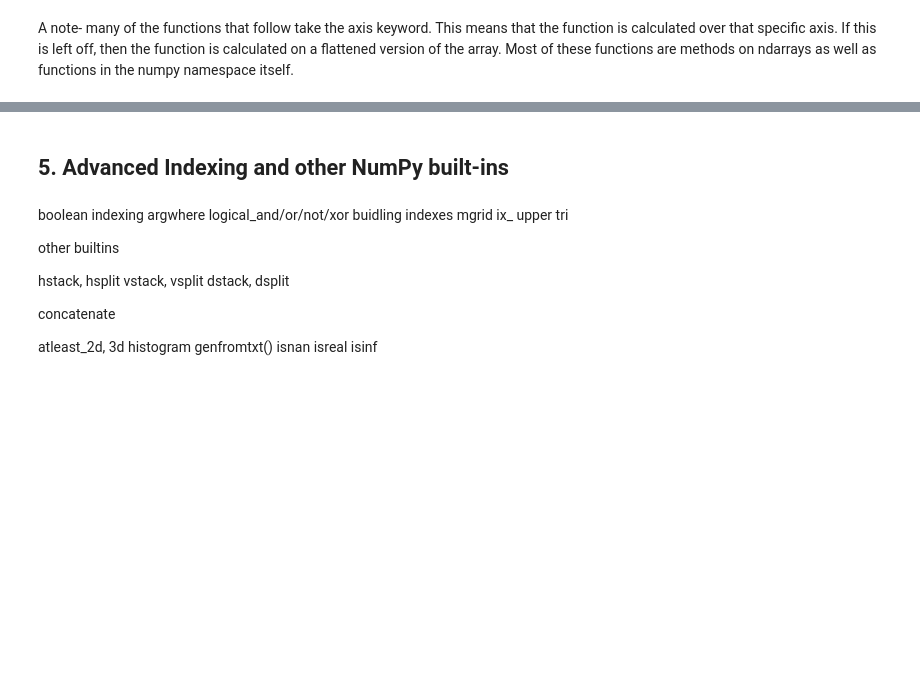
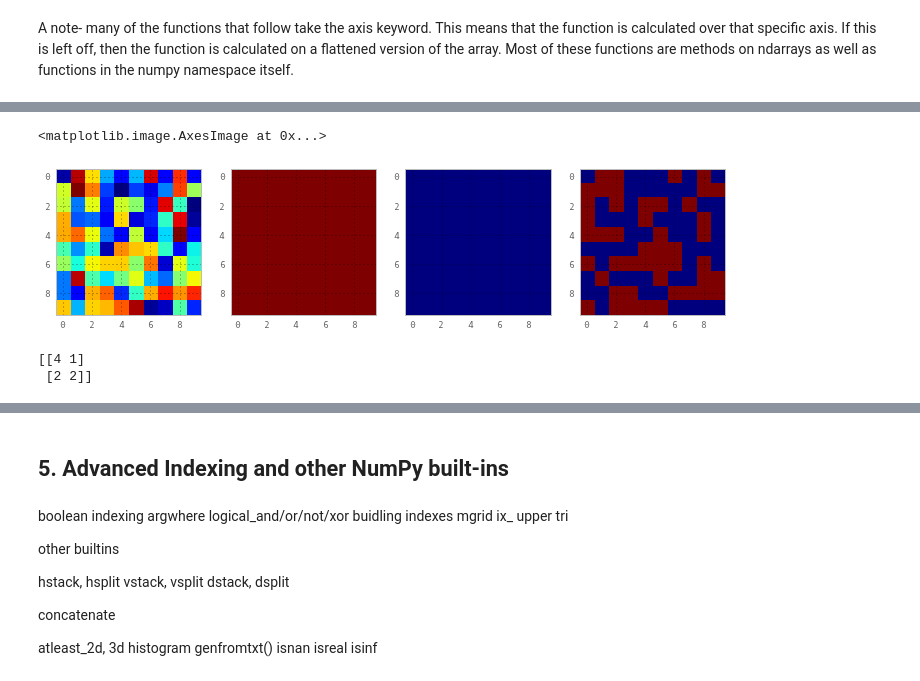
Before and after one commit to andrewgiessel/pydata_bos_2013_intro_to_numpy, a Jupyter notebook: Introduction To NumPy.ipynb, the cells around one changed output, grey strips where cells are left out. Drawn from its saved outputs; the diff is of its cells as text; code cells hidden in the pictures; blank space fills up the shorter version.

```diff
--- a/Introduction To NumPy.ipynb
+++ b/Introduction To NumPy.ipynb
@@ -501,0 +554,28 @@ integrate  (scipy.integrate module for integration)
+# %%
+# np.ceil, np.floor, np.round - rounding operations, element-wise
+asdf = np.random.random((10,10)) # create an array of random numbers between 0 and 1
+
+asdf_ceil = np.ceil(asdf)
+asdf_floor = np.floor(asdf)
+asdf_round = np.round(asdf)
+
+figure(figsize=(12,16))
+subplot(1,4,1)
+imshow(asdf)
+subplot(1,4,2)
+imshow(asdf_ceil, vmin=0, vmax=1)
+subplot(1,4,3)
+imshow(asdf_floor)
+subplot(1,4,4)
+imshow(asdf_round)
+# %% [output]
+<matplotlib.image.AxesImage at 0x...>
+[figure, added]
+# %%
+# np.dot - dot product.  works for vectors and matrices - for 2d matricies it is the matrix product
+asdf = [[1, 0], [0, 1]]
+qwer = [[4, 1], [2, 2]]
+print np.dot(asdf, qwer)
+# %% [output]
+[[4 1]
+ [2 2]]
```
Also changed, not shown: parts of 22 cells of this notebook.
